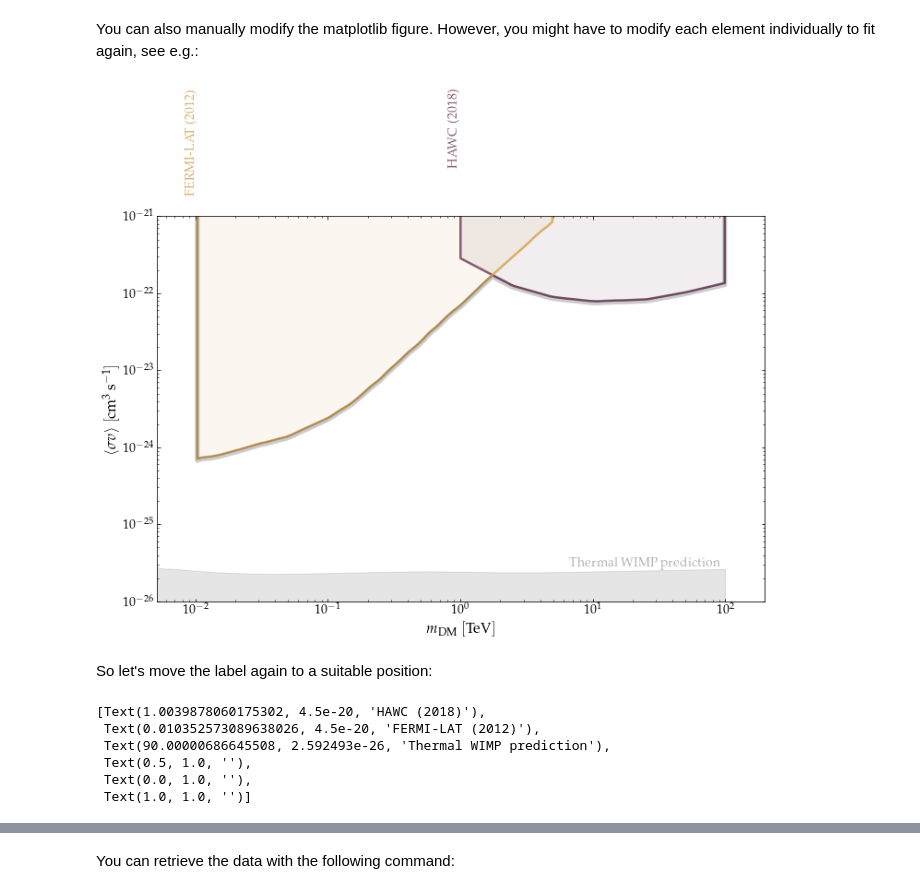
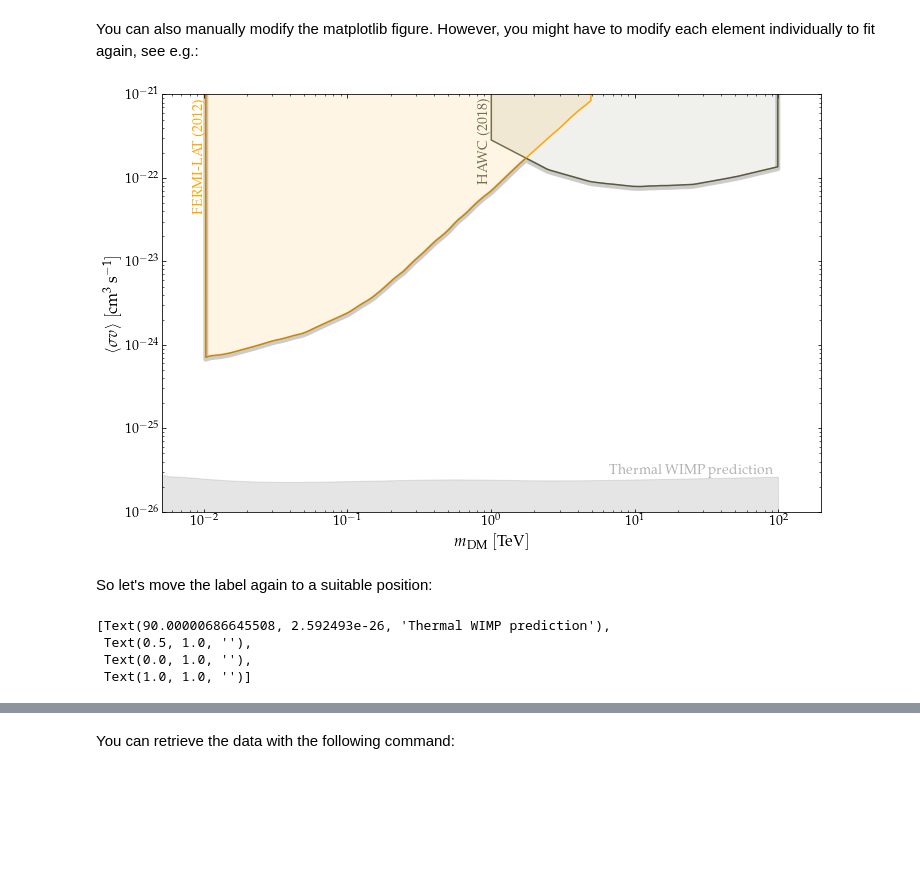
Before and after one commit to moritzhuetten/dmbounds, a Jupyter notebook: tutorial.ipynb, the cells around one changed output, grey strips where cells are left out. Saved outputs shown, nothing was run; the diff lists cells and outputs as text; code cells hidden in the pictures; blank space fills up the shorter version.

```diff
--- a/tutorial.ipynb
+++ b/tutorial.ipynb
@@ -73,5 +57,5 @@ fig1, ax1 = bounds.plot(metadata_filtered)
 You can also define your own style for the figure:
 # %%
 style = bounds.PlottingStyle('antique', legend='fancy')
-fig1, ax1 = bounds.plot(metadata_filtered, style)
+fig2, ax2 = bounds.plot(metadata_filtered, style)
 # %% [output]
@@ -89,9 +73,9 @@ fig2, ax2 = bounds.plot(metadata_filtered, style);
 You can also manually modify the matplotlib figure. However, you might have to modify each element individually to fit again, see e.g.:
 # %%
 ax1.set_ylim([style.ymin,style.ymax]);
-fig1
+fig2
 # %% [output]
-[figure, old version]
+[figure, new version]
 # %% [markdown]
 So let's move the label again to a suitable position:
 # %%
@@ -100,9 +84,7 @@ children = ax1.get_children()
 texts = [element for element in children if isinstance(element, matplotlib.text.Text)]
 texts
 # %% [output]
-[Text(1.0039878060175302, 4.5e-20, 'HAWC (2018)'),
- Text(0.010352573089638026, 4.5e-20, 'FERMI-LAT (2012)'),
- Text(90.00000686645508, 2.592493e-26, 'Thermal WIMP prediction'),
+[Text(90.00000686645508, 2.592493e-26, 'Thermal WIMP prediction'),
  Text(0.5, 1.0, ''),
  Text(0.0, 1.0, ''),
  Text(1.0, 1.0, '')]
```
Also changed, not shown: parts of 7 cells of this notebook.
